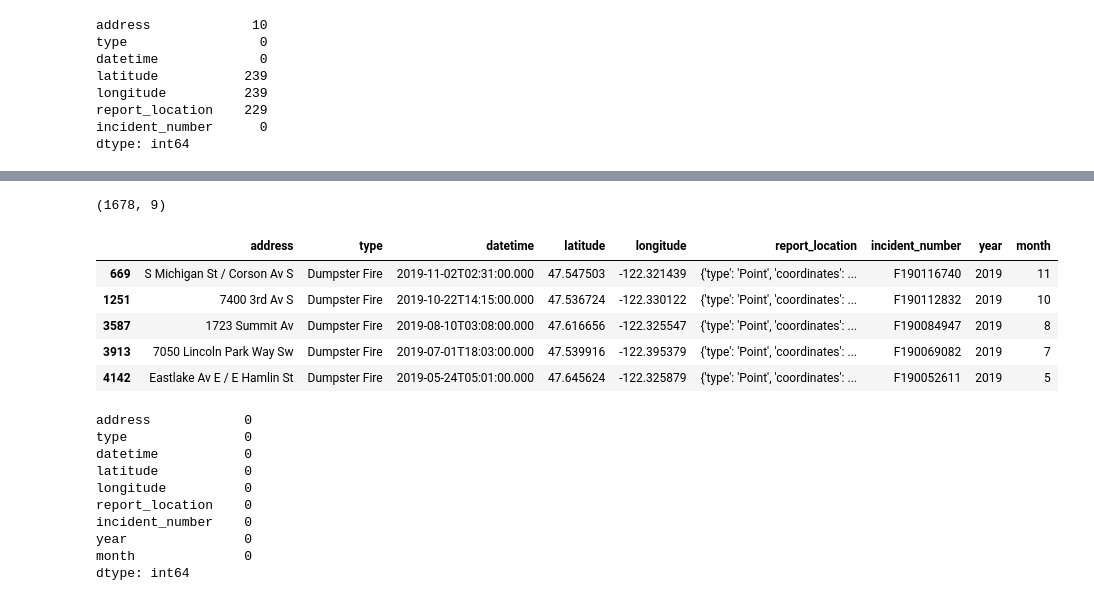
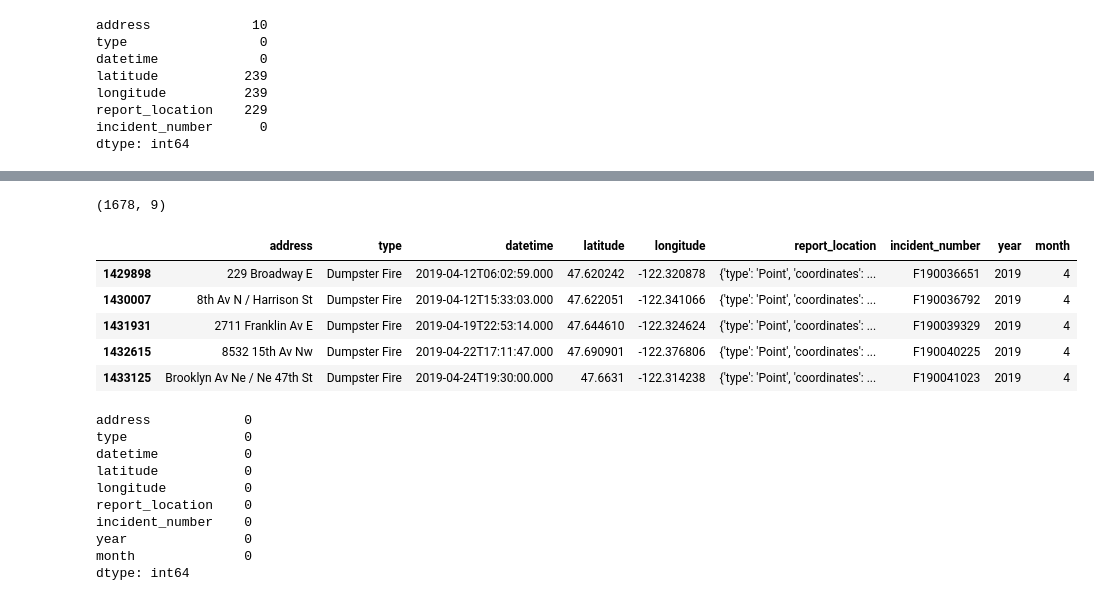
Before and after one commit to jpeone/ds-unit-1-sprint-4-build, a Jupyter notebook: unit_1_sprint_4_build.ipynb, the cells around one changed output, grey strips where cells are left out. Cells and saved outputs as stored; diff of their text form; code cells hidden in the pictures.

```diff
--- a/unit_1_sprint_4_build.ipynb
+++ b/unit_1_sprint_4_build.ipynb
@@ -122,15 +125,15 @@ dumpster['month'] = pd.DatetimeIndex(dumpster['datetime']).month
 dumpster = dumpster[dumpster['year'] < 2020]
 # %%
 print(dumpster.shape)
-dumpster.head()
+dumpster.tail()
 # %% [output]
 (1678, 9)
 |  | address | type | datetime | latitude | longitude | report_location | incident_number | year | month |
-| 669 | S Michigan St / Corson Av S | Dumpster Fire | 2019-11-02T02:31:00.000 | 47.547503 | -122.321439 | {'type': 'Point', 'coordinates': ... | F190116740 | 2019 | 11 |
-| 1251 | 7400 3rd Av S | Dumpster Fire | 2019-10-22T14:15:00.000 | 47.536724 | -122.330122 | {'type': 'Point', 'coordinates': ... | F190112832 | 2019 | 10 |
-| 3587 | 1723 Summit Av | Dumpster Fire | 2019-08-10T03:08:00.000 | 47.616656 | -122.325547 | {'type': 'Point', 'coordinates': ... | F190084947 | 2019 | 8 |
-| 3913 | 7050 Lincoln Park Way Sw | Dumpster Fire | 2019-07-01T18:03:00.000 | 47.539916 | -122.395379 | {'type': 'Point', 'coordinates': ... | F190069082 | 2019 | 7 |
-| 4142 | Eastlake Av E / E Hamlin St | Dumpster Fire | 2019-05-24T05:01:00.000 | 47.645624 | -122.325879 | {'type': 'Point', 'coordinates': ... | F190052611 | 2019 | 5 |
+| 1429898 | 229 Broadway E | Dumpster Fire | 2019-04-12T06:02:59.000 | 47.620242 | -122.320878 | {'type': 'Point', 'coordinates': ... | F190036651 | 2019 | 4 |
+| 1430007 | 8th Av N / Harrison St | Dumpster Fire | 2019-04-12T15:33:03.000 | 47.622051 | -122.341066 | {'type': 'Point', 'coordinates': ... | F190036792 | 2019 | 4 |
+| 1431931 | 2711 Franklin Av E | Dumpster Fire | 2019-04-19T22:53:14.000 | 47.644610 | -122.324624 | {'type': 'Point', 'coordinates': ... | F190039329 | 2019 | 4 |
+| 1432615 | 8532 15th Av Nw | Dumpster Fire | 2019-04-22T17:11:47.000 | 47.690901 | -122.376806 | {'type': 'Point', 'coordinates': ... | F190040225 | 2019 | 4 |
+| 1433125 | Brooklyn Av Ne / Ne 47th St | Dumpster Fire | 2019-04-24T19:30:00.000 | 47.6631 | -122.314238 | {'type': 'Point', 'coordinates': ... | F190041023 | 2019 | 4 |
 # %%
 #well we lucked out anyways, no nans pulled
 dumpster.isnull().sum()
```
Also changed, not shown: parts of 61 cells of this notebook.
